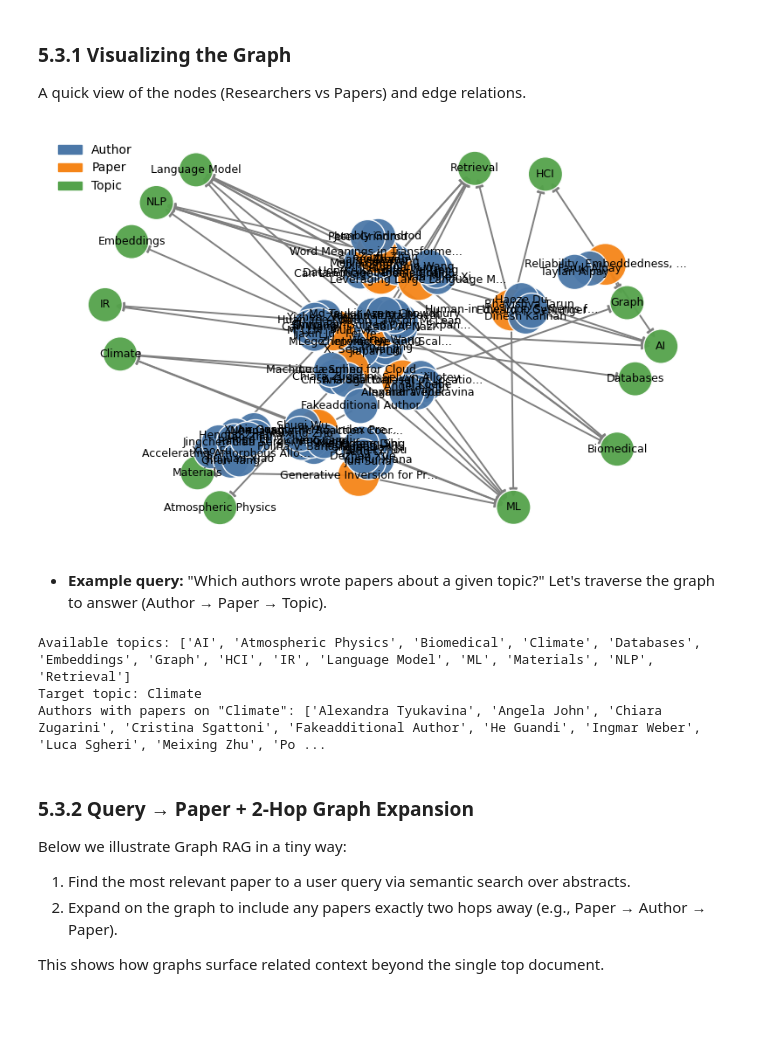
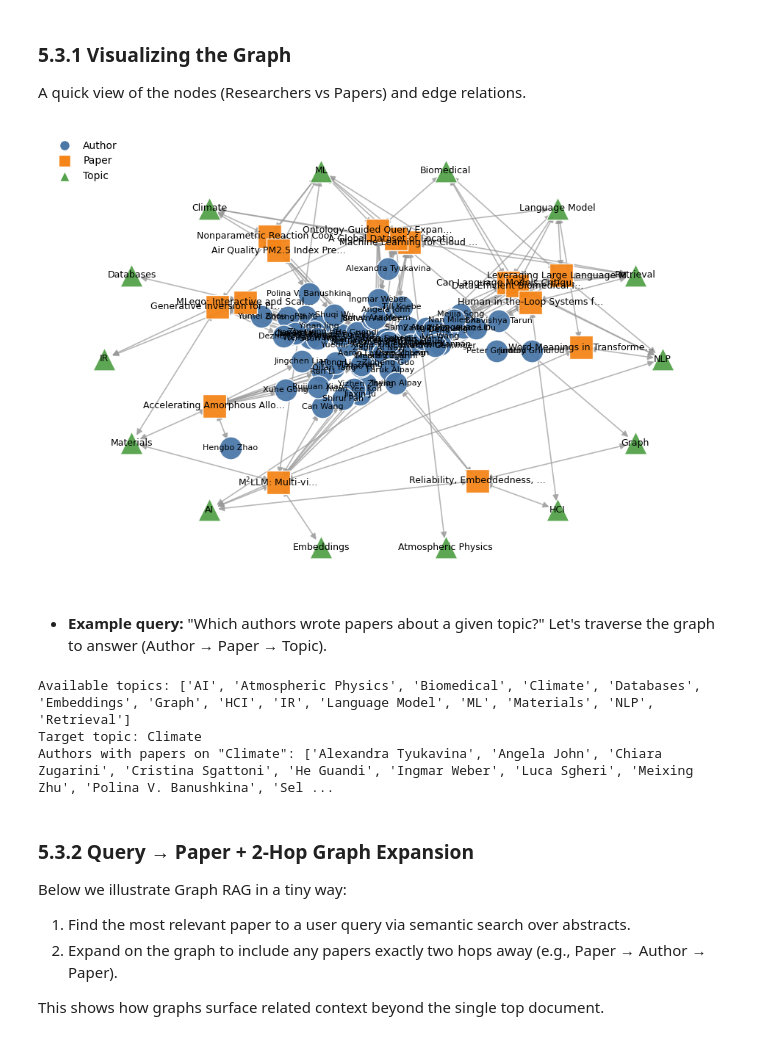
Before and after one commit to clemsonciti/rcde_workshops, a Jupyter notebook: llms_rag/05_graph_rag.ipynb, the cells around one changed output. Saved outputs shown, nothing was run; the diff lists cells and outputs as text; code cells hidden in the pictures; blank space fills up the shorter version.

Commit message:
Added better graph rag vis

```diff
--- a/llms_rag/05_graph_rag.ipynb
+++ b/llms_rag/05_graph_rag.ipynb
@@ -90,7 +90,7 @@ topics = [n for n, t in node_types.items() if t == 'Topic']
 papers = [n for n, t in node_types.items() if t == 'Paper']
 authors = [n for n, t in node_types.items() if t == 'Author']
 
-R_TOPIC, R_PAPER, R_AUTHOR = 1.0, 0.68, 0.38
+R_TOPIC, R_PAPER, R_AUTHOR = 1.0, 0.68, 0.25
 rng = np.random.default_rng(42)
 
 pos = {}
@@ -119,8 +119,8 @@ for p in papers:
     thetas = [topic_angle[v] for v in nbr_topics if v in topic_angle]
     theta = circ_mean(np.array(thetas)) if thetas else rng.uniform(0, 2*np.pi)
     # jitter to reduce overlap
-    theta += rng.normal(scale=0.08)
-    r = R_PAPER + rng.normal(scale=0.03)
+    theta += rng.normal(scale=0.16)
+    r = R_PAPER + rng.normal(scale=0.08)
     paper_angle[p] = theta
     pos[p] = (r*np.cos(theta), r*np.sin(theta))
 
@@ -129,24 +129,24 @@ for a in authors:
     nbr_papers = [v for v in G.successors(a) if node_types.get(v) == 'Paper']
     thetas = [paper_angle[v] for v in nbr_papers if v in paper_angle]
     theta = circ_mean(np.array(thetas)) if thetas else rng.uniform(0, 2*np.pi)
-    theta += rng.normal(scale=0.08)
-    r = R_AUTHOR + rng.normal(scale=0.03)
+    theta += rng.normal(scale=0.16)
+    r = R_AUTHOR + rng.normal(scale=0.16)
     pos[a] = (r*np.cos(theta), r*np.sin(theta))
 
 # Colors, sizes, and shapes per type
 type_color = {'Author': '#4C78A8', 'Paper': '#F58518', 'Topic': '#54A24B'}
 type_shape = {'Author': 'o', 'Paper': 's', 'Topic': '^'}
 sizes = {
-    'Author': 700,
-    'Paper': 1100,
-    'Topic': 800,
+    'Author': 500,
+    'Paper': 500,
+    'Topic': 500,
 }
 
 plt.figure(figsize=(9.5, 6.5))
 
 # Draw edges first
 nx.draw_networkx_edges(
-    G, pos, arrows=True, arrowstyle='-|>', arrowsize=12,
+    G, pos, arrows=True, arrowstyle='<|-|>', arrowsize=12,
     width=1.2, edge_color='#999999', alpha=0.7
 )
 
@@ -167,34 +167,34 @@ def short(s, n=28):
 
 # Build label dicts per type to control styling
 paper_labels = {n: short(G.nodes[n].get('title', n)) for n in papers}
 author_labels = {n: n for n in authors}
 topic_labels = {n: n for n in topics}
 
 nx.draw_networkx_labels(G, pos, labels=paper_labels, font_size=9)
 nx.draw_networkx_labels(G, pos, labels=author_labels, font_size=8)
 nx.draw_networkx_labels(G, pos, labels=topic_labels, font_size=9)
 
 # Optional edge labels for small graphs
 if G.number_of_edges() <= 30:
     edge_labels = nx.get_edge_attributes(G, 'relation')
     nx.draw_networkx_edge_labels(G, pos, edge_labels=edge_labels, font_size=8, label_pos=0.45)
 
 # Legend with shapes
 legend_elements = [
     Line2D([0], [0], marker=type_shape['Author'], color='w', label='Author',
            markerfacecolor=type_color['Author'], markeredgecolor='white', markersize=10, markeredgewidth=1),
     Line2D([0], [0], marker=type_shape['Paper'], color='w', label='Paper',
            markerfacecolor=type_color['Paper'], markeredgecolor='white', markersize=11, markeredgewidth=1),
     Line2D([0], [0], marker=type_shape['Topic'], color='w', label='Topic',
            markerfacecolor=type_color['Topic'], markeredgecolor='white', markersize=10, markeredgewidth=1),
 ]
 plt.legend(handles=legend_elements, frameon=False, loc='upper left')
 
 plt.axis('off')
 plt.tight_layout()
 plt.show()
 # %% [output]
-[figure, old version]
+[figure, new version]
 # %% [markdown]
 - **Example query:** "Which authors wrote papers about a given topic?"
 Let's traverse the graph to answer (Author → Paper → Topic).
@@ -219,7 +219,7 @@ print(f'Authors with papers on "{TARGET_TOPIC}":', sorted(authors_for_topic))
 # %% [output]
 Available topics: ['AI', 'Atmospheric Physics', 'Biomedical', 'Climate', 'Databases', 'Embeddings', 'Graph', 'HCI', 'IR', 'Language Model', 'ML', 'Materials', 'NLP', 'Retrieval']
 Target topic: Climate
-Authors with papers on "Climate": ['Alexandra Tyukavina', 'Angela John', 'Chiara Zugarini', 'Cristina Sgattoni', 'Fakeadditional Author', 'He Guandi', 'Ingmar Weber', 'Luca Sgheri', 'Meixing Zhu', 'Po ...
+Authors with papers on "Climate": ['Alexandra Tyukavina', 'Angela John', 'Chiara Zugarini', 'Cristina Sgattoni', 'He Guandi', 'Ingmar Weber', 'Luca Sgheri', 'Meixing Zhu', 'Polina V. Banushkina', 'Sel ...
 # %% [markdown]
 ### 5.3.2 Query → Paper + 2-Hop Graph Expansion
 Below we illustrate Graph RAG in a tiny way:
```
Also changed, not shown: parts of 2 cells of this notebook.
